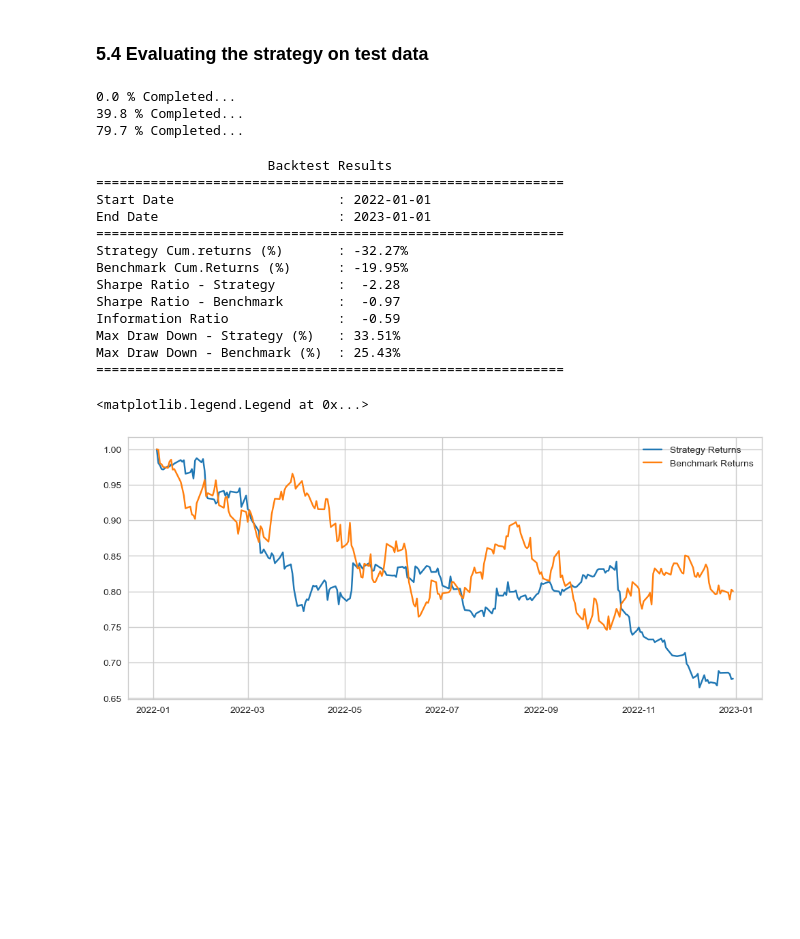
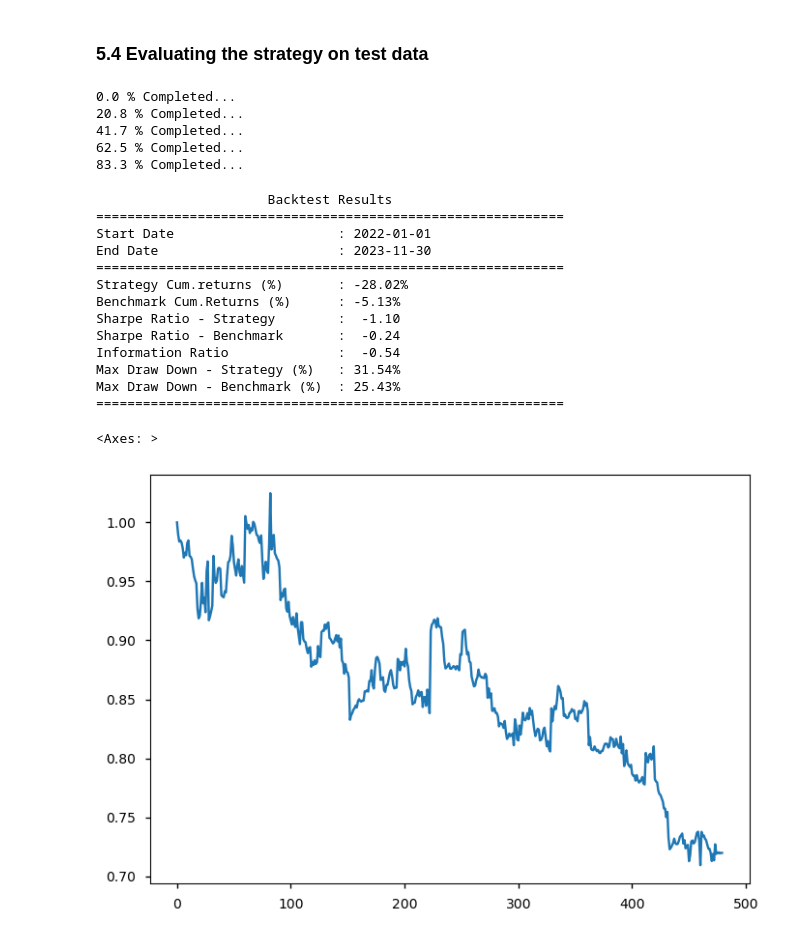
Before and after one commit to JeffreyDavidson0206/Quantitative-Finance-Projects, a Jupyter notebook: Pairs Trading Strategy/Pairs Trading Strategy.ipynb, the cells around one changed output. Drawn from its saved outputs; the diff is of its cells as text; code cells hidden in the pictures; blank space fills up the shorter version.

```diff
--- a/Pairs Trading Strategy/Pairs Trading Strategy.ipynb
+++ b/Pairs Trading Strategy/Pairs Trading Strategy.ipynb
@@ -35,3 +35,3 @@
 # %%
-stock_data = yf.download(reference_stocks['Symbol'].to_list(),start = '2019-01-01',end ='2022-01-01')
+stock_data = yf.download(reference_stocks['Symbol'].to_list(),start = '2012-01-01',end ='2022-01-01')
 # %% [output]
@@ -291,7 +293,7 @@ OU_fit_result['hedge_ratio'] = hedge_ratio
 Filtering out rows to focus on the most significant pairs
 # %%
 p_value_threshold = 0.01
-r_sq_threshold = 0.3
+r_sq_threshold = 0.2
 # %%
 final_pairs_df =  OU_fit_result[(OU_fit_result['p-value']<p_value_threshold)&
                   (OU_fit_result['Coint Strength p-value']<p_value_threshold)&
@@ -314,10 +316,10 @@ class pairs_trading_strategy():
                  n_positions = 10,
                  init_cash_amt = 100000,
                  margin = 0.2,
-                 long_entry_threshold=1,
-                 long_exit_threshold=3,
-                 short_entry_threshold=-1,
-                 short_exit_threshold=-3):
+                 long_entry_threshold=1.5,
+                 long_exit_threshold=2.5,
+                 short_entry_threshold=-1.5,
+                 short_exit_threshold=-2.5):
 
         self.final_pairs = final_pairs_df.sort_values('Theta',ascending=False)
         self.final_pairs['Pair ID'] = np.arange(self.final_pairs.shape[0])
@@ -921,36 +927,35 @@ pd.DataFrame(threshold_cv_results)
 best_entry_threshold = 1
 best_exit_threshold = 3
 # %%
-bt_test = strategy_Backtester(start_date='2022-01-01',end_date='2023-01-01',
+bt_test = strategy_Backtester(start_date='2022-01-01',end_date='2023-11-30',
                     long_entry_threshold = best_entry_threshold,
                    short_entry_threshold = -best_entry_threshold,
                    long_exit_threshold = best_exit_threshold,
                    short_exit_threshold = -best_exit_threshold)
 # %% [output]
 0.0 % Completed...
-39.8 % Completed...
-79.7 % Completed...
+20.8 % Completed...
+41.7 % Completed...
+62.5 % Completed...
+83.3 % Completed...
 # %%
 bt_test.print_metrics()
 # %% [output]
                       Backtest Results
 ============================================================
 Start Date                     : 2022-01-01
-End Date                       : 2023-01-01
+End Date                       : 2023-11-30
 ============================================================
-Strategy Cum.returns (%)       : -32.27%
-Benchmark Cum.Returns (%)      : -19.95%
-Sharpe Ratio - Strategy        :  -2.28
-Sharpe Ratio - Benchmark       :  -0.97
-Information Ratio              :  -0.59
-Max Draw Down - Strategy (%)   : 33.51%
+Strategy Cum.returns (%)       : -28.02%
+Benchmark Cum.Returns (%)      : -5.13%
+Sharpe Ratio - Strategy        :  -1.10
+Sharpe Ratio - Benchmark       :  -0.24
+Information Ratio              :  -0.54
+Max Draw Down - Strategy (%)   : 31.54%
 Max Draw Down - Benchmark (%)  : 25.43%
 ============================================================
 # %%
-plt.figure(figsize=(12,5))
-plt.plot(bt_test.prices_df.index,bt_test.strategy_cum_returns.values,label='Strategy Returns')
-plt.plot(bt_test.benchmark_cum_returns,label='Benchmark Returns')
-plt.legend()
+bt_test.strategy_cum_returns.plot()
 # %% [output]
-<matplotlib.legend.Legend at 0x...>
+<Axes: >
-[figure, old version]
+[figure, new version]
```
Also changed, not shown: parts of 20 cells of this notebook, 4 other files.
